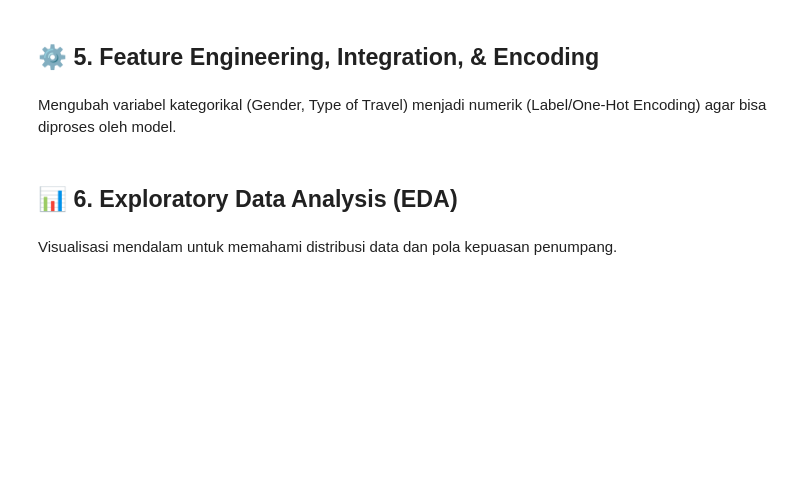
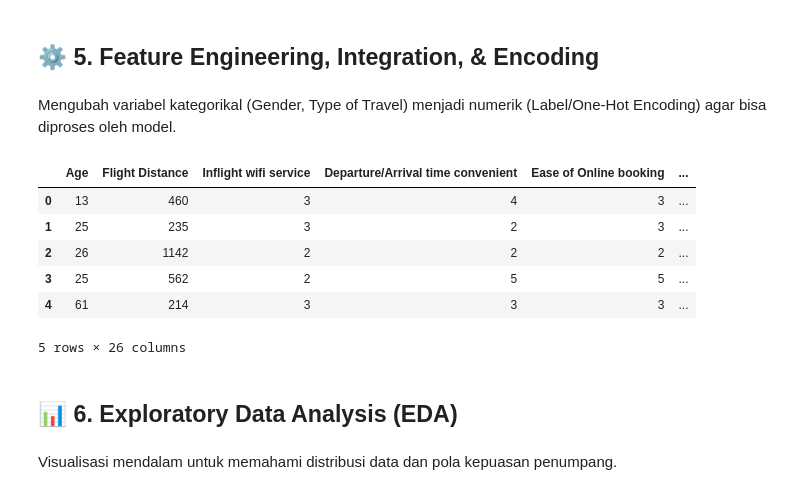
Before and after one commit to m-mukhlis/tubes_pda, a Jupyter notebook: airline_satisfaction.ipynb, the cells around one changed output. Drawn from its saved outputs; the diff is of its cells as text; code cells hidden in the pictures; blank space fills up the shorter version.

```diff
--- a/airline_satisfaction.ipynb
+++ b/airline_satisfaction.ipynb
@@ -140,6 +143,16 @@ df_encoded = pd.get_dummies(df_clean, columns=['Gender', 'Customer Type', 'Type
 # Drop original columns that are no longer needed since numeric versions exist
 cols_to_drop = ['satisfaction', 'Class']
 df_final = df_encoded.drop(columns=[c for c in cols_to_drop if c in df_encoded.columns])
+# %%
+df_final.head()
+# %% [output]
+|  | Age | Flight Distance | Inflight wifi service | Departure/Arrival time convenient | Ease of Online booking | ... |
+| 0 | 13 | 460 | 3 | 4 | 3 | ... |
+| 1 | 25 | 235 | 3 | 2 | 3 | ... |
+| 2 | 26 | 1142 | 2 | 2 | 2 | ... |
+| 3 | 25 | 562 | 2 | 5 | 5 | ... |
+| 4 | 61 | 214 | 3 | 3 | 3 | ... |
+5 rows × 26 columns
 # %% [markdown]
 ## 📊 6. Exploratory Data Analysis (EDA)
 # %% [markdown]
```
Also changed, not shown: parts of 21 cells of this notebook, 1 other file.
